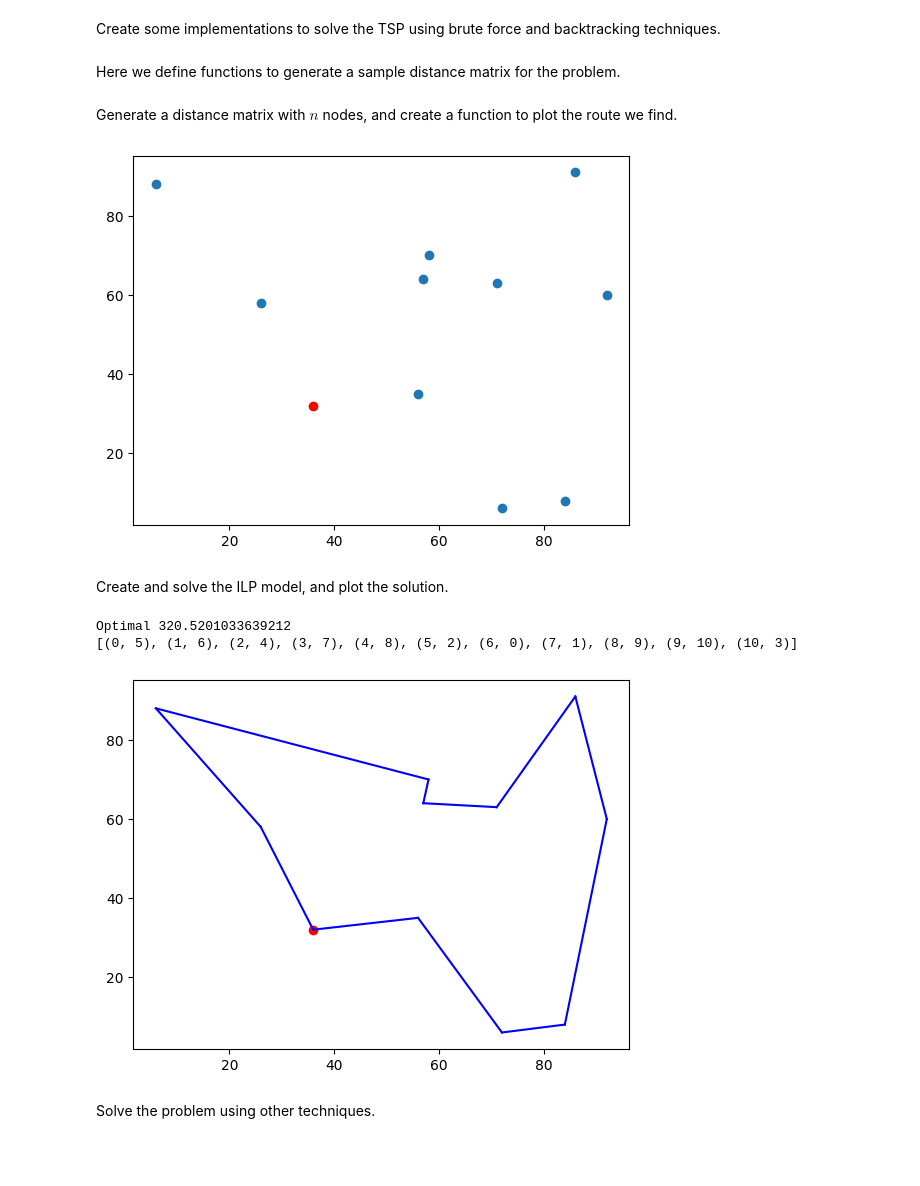
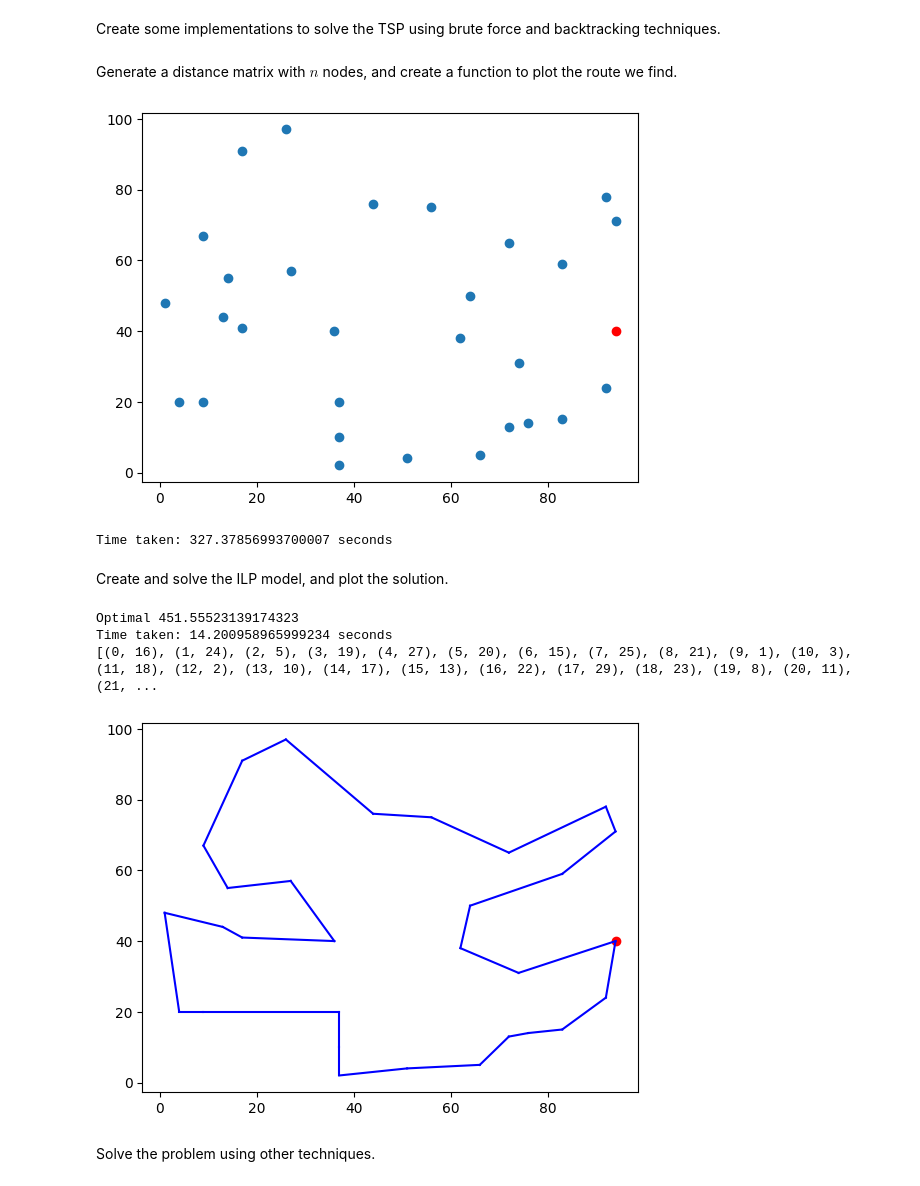
Before and after one commit to my612/Quantamania, a Jupyter notebook: Final.ipynb, the cells around one changed output. Cells and saved outputs as stored; diff of their text form; code cells hidden in the pictures; blank space fills up the shorter version.

```diff
--- a/Final.ipynb
+++ b/Final.ipynb
@@ -129,0 +156,2 @@ qubo = convert_ILP_to_QUBO(model, print_model=True)
+# %%
+dist_matrix, coord = generate_data(30)
@@ -225,5 +262,3 @@ def backtracking(dists):
     dist, route = [math.inf], [] # hack for pass by reference in python
     _backtracking(dists, 0, 0, [0], dist, route)
     return dist, list(pairwise(route))
-# %% [markdown]
-Here we define functions to generate a sample distance matrix for the problem.
@@ -243,33 +265,44 @@ def generate_data(n):
 # %% [markdown]
 Generate a distance matrix with $n$ nodes, and create a function to plot the route we find.
 # %%
-n = 10
-dists, coords = generate_data(n)
+n = 30
 
+# dists, coords = generate_data(n)
+dists = dist_matrix
 # plot the points
+coords = coord
 plt.plot(coords[0][0], coords[0][1], 'ro')
 plt.plot([p[0] for p in coords[1:]], [p[1] for p in coords[1:]], 'o')
 plt.show()
 
-def plot_route(route):
+def plot_route(route, coords):
     plt.plot(coords[0][0], coords[0][1], 'ro')
     for u, v in route:
         plt.plot([coords[u][0], coords[v][0]], [coords[u][1], coords[v][1]], 'b')
+
+t = end - start
+print(f"Time taken: {t} seconds")
 # %% [output]
-[figure, old version]
+[figure, new version]
+Time taken: 327.37856993700007 seconds
 # %% [markdown]
 Create and solve the ILP model, and plot the solution.
 # %%
+start = perf_counter()
 model, x, _ = create_model(dists)
 status = model.solve()
 print(LpStatus[status], pulp.value(model.objective))
 route = [(i, j) for i in range(n) for j in range(n) if pulp.value(x[(i, j)]) == 1]
+end = perf_counter()
+t = end - start
+print(f"Time taken: {t} seconds")
 print(route)
-plot_route(route)
+plot_route(route, coords)
 # %% [output]
-Optimal 320.5201033639212
-[(0, 5), (1, 6), (2, 4), (3, 7), (4, 8), (5, 2), (6, 0), (7, 1), (8, 9), (9, 10), (10, 3)]
+Optimal 451.55523139174323
+Time taken: 14.200958965999234 seconds
+[(0, 16), (1, 24), (2, 5), (3, 19), (4, 27), (5, 20), (6, 15), (7, 25), (8, 21), (9, 1), (10, 3), (11, 18), (12, 2), (13, 10), (14, 17), (15, 13), (16, 22), (17, 29), (18, 23), (19, 8), (20, 11), (21, ...
-[figure, old version]
+[figure, new version]
 # %% [markdown]
 Solve the problem using other techniques.
 # %%
```
Also changed, not shown: parts of 35 cells of this notebook.
